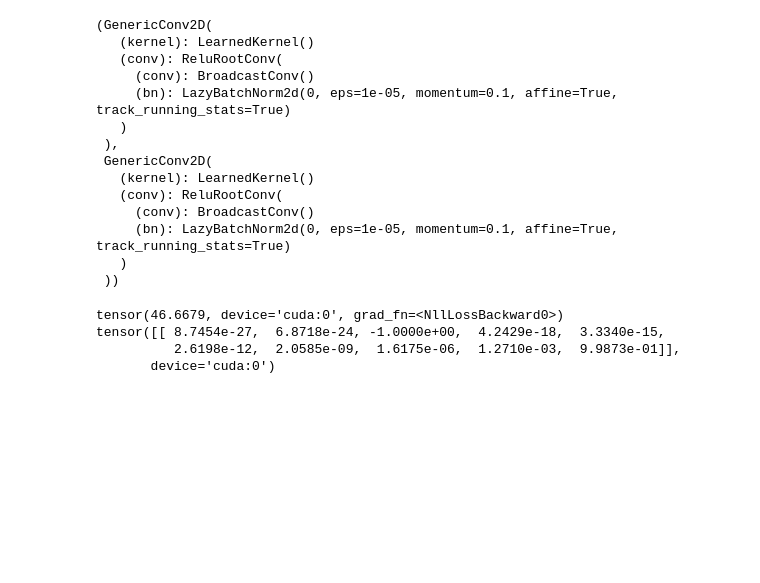
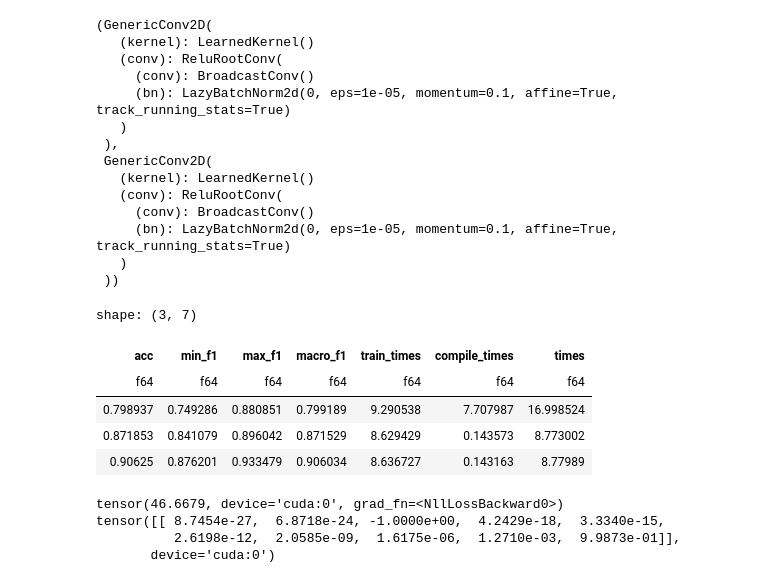
Before and after one commit to p-adema/quadratic-conv, a Jupyter notebook: scratch/training_check.ipynb, the cells around one changed output. Cells and saved outputs as stored; diff of their text form; code cells hidden in the pictures; blank space fills up the shorter version.

Commit message:
(code) work in progress nd-conv

```diff
--- a/scratch/training_check.ipynb
+++ b/scratch/training_check.ipynb
@@ -732,20 +732,35 @@ class PositiveQuadratic(QuadraticKernelSpectral2D):
 # %%
 import gc
 
 gc.collect()
 torch.cuda.empty_cache()
-with torch.autograd.detect_anomaly():
-    LeNet.fit_many(
-        k_mnist,
-        epochs=10,
-        batch_size=1024,
-        lr=0.004,
-        pool_fn="aniso-5",
-        convs=make_convs("log", 0.001, QuadraticKernelSpectral2D),
-        count=2,
-        # debug=True,
-        # torch_compile_mode=None
-    )
+# with torch.autograd.detect_anomaly():
+LeNet.fit_many(
+    k_mnist,
+    epochs=10,
+    batch_size=1024,
+    lr=0.004,
+    pool_fn="aniso-5",
+    # convs=make_convs("root", 1.0),
+    convs=(GenericConv2D(
+        kernel=LearnedKernel(1, 20, 5),
+        conv=SubtractSemifield.linear().dynamic(),
+    ),
+    GenericConv2D(
+        kernel=LearnedKernel(20, 50, 5),
+        conv=SubtractSemifield.linear().dynamic(),
+    )),
+    count=3,
+    # debug=True,
+    # torch_compile_mode=None
+).scores
+# %% [output]
+shape: (3, 7)
+| acc | min_f1 | max_f1 | macro_f1 | train_times | compile_times | times |
+| f64 | f64 | f64 | f64 | f64 | f64 | f64 |
+| 0.798937 | 0.749286 | 0.880851 | 0.799189 | 9.290538 | 7.707987 | 16.998524 |
+| 0.871853 | 0.841079 | 0.896042 | 0.871529 | 8.629429 | 0.143573 | 8.773002 |
+| 0.90625 | 0.876201 | 0.933479 | 0.906034 | 8.636727 | 0.143163 | 8.77989 |
 # %%
 with torch.autograd.detect_anomaly():
     a = torch.linspace(-30, 30.0, device="cuda", steps=10).unsqueeze(0).requires_grad_(True)
```
Also changed, not shown: parts of 1 cell of this notebook, 7 other files.
